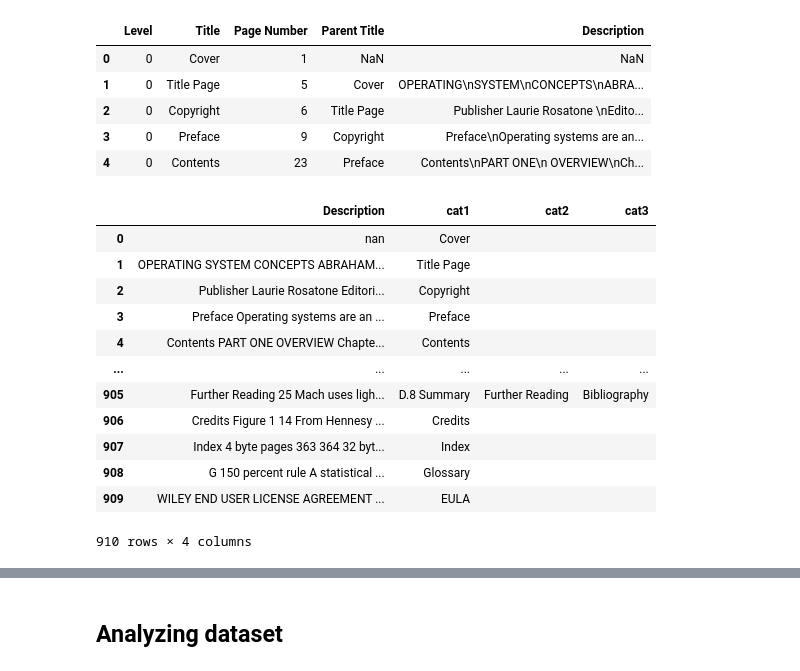
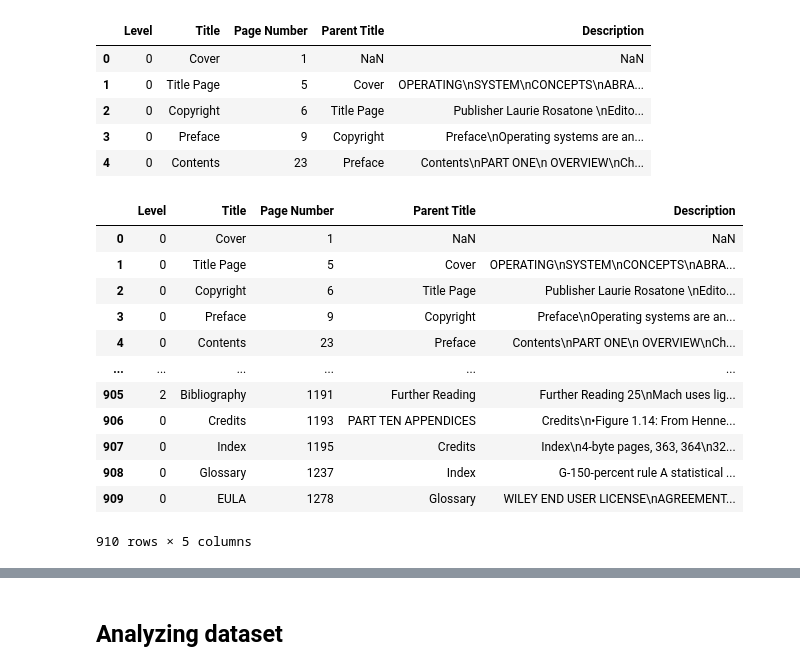
Before and after one commit to Malik-Hinnawi/Thesis-Project_Syllabus-Generator, a Jupyter notebook: hierarchal_classification/main.ipynb, the cells around one changed output, grey strips where cells are left out. Drawn from its saved outputs; the diff is of its cells as text; code cells hidden in the pictures.

```diff
--- a/hierarchal_classification/main.ipynb
+++ b/hierarchal_classification/main.ipynb
@@ -173,8 +173,10 @@ document_outline_df_2.to_csv('document_outline_2.csv', index=False)
 # %%
 from pathlib import Path
 import pandas as pd
-data_path = Path("./document_outline.csv")
-data_df = pd.read_csv(data_path)
+train_path = Path("./document_outline.csv")
+valid_path = Path("./document_outline_2.csv")
+train_df = pd.read_csv(train_path)
+valid_df = pd.read_csv(valid_path)
 # %%
 import regex
 
@@ -217,20 +219,23 @@ data_df.head()
 # %%
 X = ["Description"]
 Y = ["Title", "Parent Title", "Level"]
-preprocessed_df = preprocess_df(data_df, X, Y)
-preprocessed_df.to_csv("preprocessed_data.csv")
-preprocessed_df
+preprocessed_train_df = preprocess_df(train_df, X, Y)
+preprocessed_train_df.to_csv("preprocessed_train.csv")
+preprocessed_valid_df = preprocess_df(valid_df, X, Y)
+preprocessed_valid_df.to_csv("preprocessed_valid.csv")
-# %% [output]
-|  | Description | cat1 | cat2 | cat3 |
-| 0 | nan | Cover |  |  |
-| 1 | OPERATING SYSTEM CONCEPTS ABRAHAM... | Title Page |  |  |
-| 2 | Publisher Laurie Rosatone Editori... | Copyright |  |  |
-| 3 | Preface Operating systems are an ... | Preface |  |  |
-| 4 | Contents PART ONE OVERVIEW Chapte... | Contents |  |  |
-| ... | ... | ... | ... | ... |
-| 905 | Further Reading 25 Mach uses ligh... | D.8 Summary | Further Reading | Bibliography |
-| 906 | Credits Figure 1 14 From Hennesy ... | Credits |  |  |
-| 907 | Index 4 byte pages 363 364 32 byt... | Index |  |  |
-| 908 | G 150 percent rule A statistical ... | Glossary |  |  |
-| 909 | WILEY END USER LICENSE AGREEMENT ... | EULA |  |  |
-910 rows × 4 columns
+# %%
+train_df
+# %% [output]
+|  | Level | Title | Page Number | Parent Title | Description |
+| 0 | 0 | Cover | 1 | NaN | NaN |
+| 1 | 0 | Title Page | 5 | Cover | OPERATING\nSYSTEM\nCONCEPTS\nABRA... |
+| 2 | 0 | Copyright | 6 | Title Page | Publisher Laurie Rosatone \nEdito... |
+| 3 | 0 | Preface | 9 | Copyright | Preface\nOperating systems are an... |
+| 4 | 0 | Contents | 23 | Preface | Contents\nPART ONE\n OVERVIEW\nCh... |
+| ... | ... | ... | ... | ... | ... |
+| 905 | 2 | Bibliography | 1191 | Further Reading | Further Reading 25\nMach uses lig... |
+| 906 | 0 | Credits | 1193 | PART TEN APPENDICES | Credits\n•Figure 1.14: From Henne... |
+| 907 | 0 | Index | 1195 | Credits | Index\n4-byte pages, 363, 364\n32... |
+| 908 | 0 | Glossary | 1237 | Index | G-150-percent rule A statistical ... |
+| 909 | 0 | EULA | 1278 | Glossary | WILEY END USER LICENSE\nAGREEMENT... |
+910 rows × 5 columns
```
Also changed, not shown: parts of 10 cells of this notebook, 16 other files.
